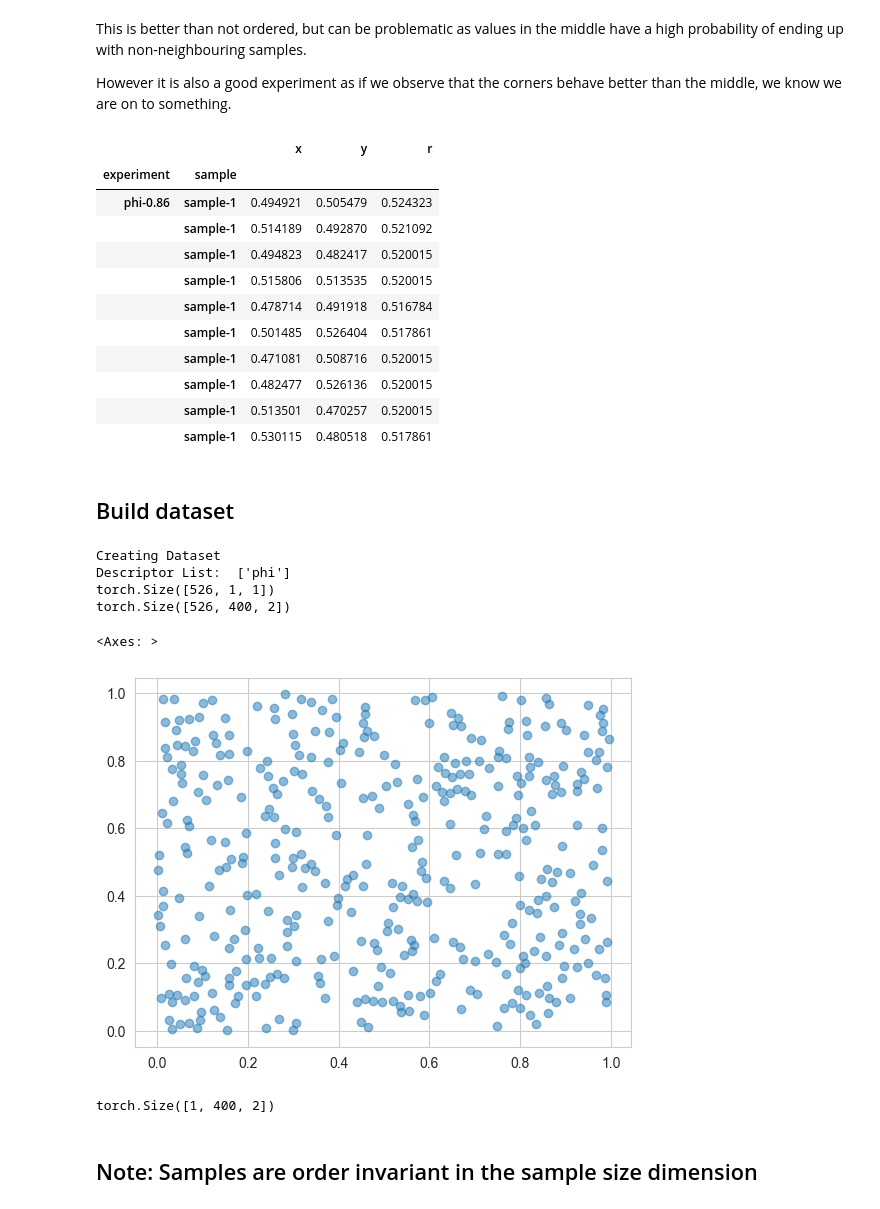
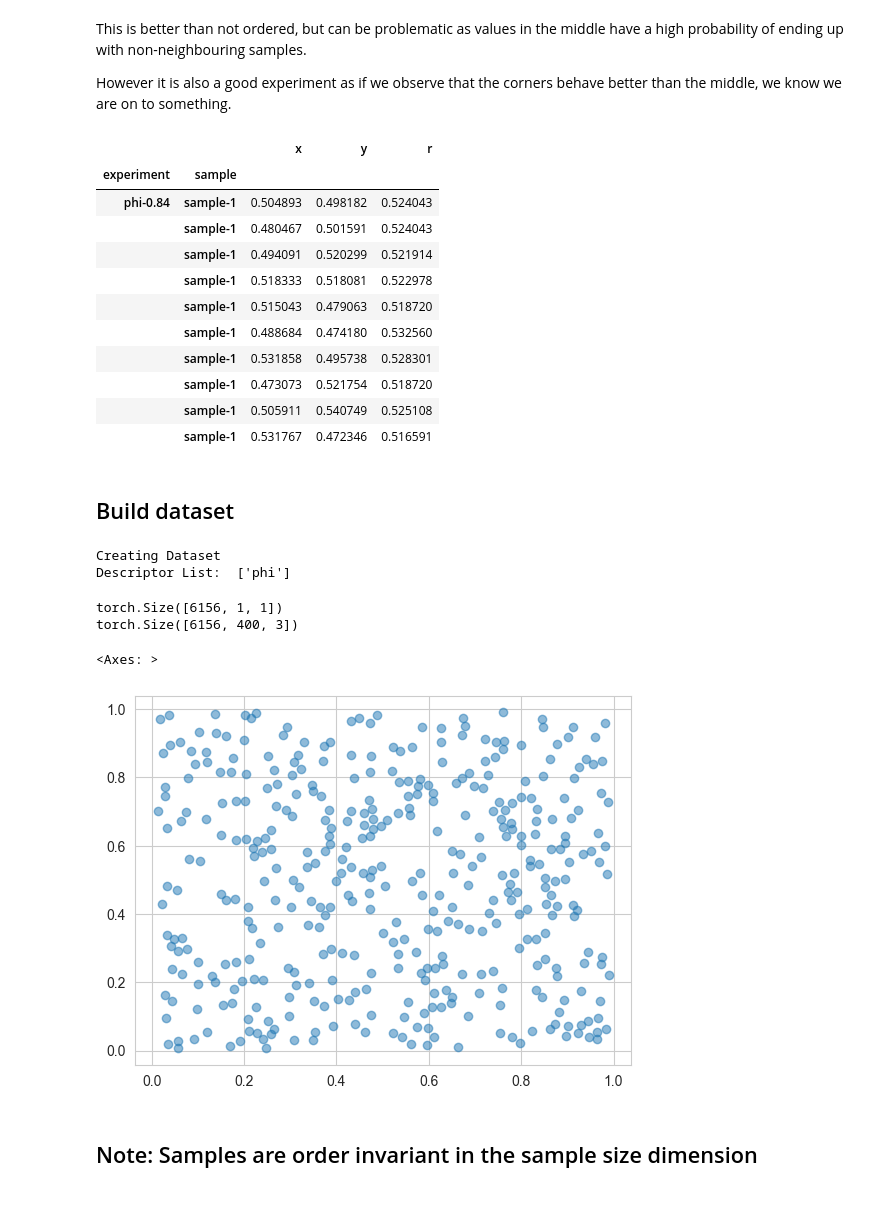
Before and after one commit to Veikko-Saikkonen/hard-spheres, a Jupyter notebook: Notebooks/HardSpheres_v1.ipynb, the cells around one changed output. Cells and saved outputs as stored; diff of their text form; code cells hidden in the pictures.

```diff
--- a/Notebooks/HardSpheres_v1.ipynb
+++ b/Notebooks/HardSpheres_v1.ipynb
@@ -58,7 +58,7 @@ os.environ["MLFLOW_ENABLE_SYSTEM_METRICS_LOGGING"] = "true"
 ## Load data
 # %%
 
-phis = [0.86] # Add more phis here
+phis = [0.86, 0.84] # Add more phis here
 
 path = Path("../data/raw/samples")
 
@@ -133,8 +133,8 @@ from sklearn.preprocessing import StandardScaler, MinMaxScaler
 
 scaler = StaticMinMaxScaler(
     columns = ["x", "y", "r"],
-    maximum = [21.74652425, 21.74652425, 21.74652425], # NOTE: Tuned for physical feasibility
-    minimum = [-21.74652425, -21.74652425, -21.74652425] # NOTE: Tuned for physical feasibility
+    maximum = [22, 22, 22], # NOTE: Tuned for physical feasibility
+    minimum = [-22, -22, -22] # NOTE: Tuned for physical feasibility
     # maximum = [21.74652425, 21.74652425, 1.62], # NOTE: Normal minmax
     # minimum = [-21.74652425, -21.74652425, 0.73]  # NOTE: Normal minmax
     # NOTE: Scale r with the higher x,y min,max -> Ensures everything is between 0,1 but also retains physical setup with linear scaling
@@ -145,7 +145,7 @@ dataframe_scaled = pd.DataFrame(scaler.transform(dataframe), columns=dataframe.c
 dataframe_scaled.set_index(dataframe.index, inplace=True)
 
 dataframe_scaled = dataframe_scaled.drop(columns=["class"]) # Redundant with r
-dataframe_scaled = dataframe_scaled.sort_values(by=["experiment", "sample"])
+# dataframe_scaled = dataframe_scaled.sort_values(by=["experiment", "sample"])
 dataframe_scaled.describe().round(2)
 # %% [output]
 |  | x | y | r |
@@ -249,43 +249,39 @@ dataframe_scaled_ordered.head(10)
 # %% [output]
 |  |  | x | y | r |
 | experiment | sample |  |  |  |
-| phi-0.86 | sample-1 | 0.494921 | 0.505479 | 0.524323 |
-|  | sample-1 | 0.514189 | 0.492870 | 0.521092 |
-|  | sample-1 | 0.494823 | 0.482417 | 0.520015 |
-|  | sample-1 | 0.515806 | 0.513535 | 0.520015 |
-|  | sample-1 | 0.478714 | 0.491918 | 0.516784 |
-|  | sample-1 | 0.501485 | 0.526404 | 0.517861 |
-|  | sample-1 | 0.471081 | 0.508716 | 0.520015 |
-|  | sample-1 | 0.482477 | 0.526136 | 0.520015 |
-|  | sample-1 | 0.513501 | 0.470257 | 0.520015 |
-|  | sample-1 | 0.530115 | 0.480518 | 0.517861 |
+| phi-0.84 | sample-1 | 0.504893 | 0.498182 | 0.524043 |
+|  | sample-1 | 0.480467 | 0.501591 | 0.524043 |
+|  | sample-1 | 0.494091 | 0.520299 | 0.521914 |
+|  | sample-1 | 0.518333 | 0.518081 | 0.522978 |
+|  | sample-1 | 0.515043 | 0.479063 | 0.518720 |
+|  | sample-1 | 0.488684 | 0.474180 | 0.532560 |
+|  | sample-1 | 0.531858 | 0.495738 | 0.528301 |
+|  | sample-1 | 0.473073 | 0.521754 | 0.518720 |
+|  | sample-1 | 0.505911 | 0.540749 | 0.525108 |
+|  | sample-1 | 0.531767 | 0.472346 | 0.516591 |
 # %% [markdown]
 ## Build dataset
 # %%
 from src.HSDataset import HSDataset
 
 dataset = HSDataset(
-    dataframe_scaled.drop(columns=["r"], inplace=False).copy(), # Dont use the ordering
+    dataframe_scaled.copy(), # Dont use the ordering
     descriptor_list=["phi"],
-    synthetic_samples={"rotational": 0, "shuffling": 0},
+    synthetic_samples={"rotational": 1, "shuffling": 2},
     downsample=0.2
     )
 print(dataset[:][0].shape)
 print(dataset[:][1].shape)
 # Create a function that visualizes the point cloud
 
 plot_pointcloud(dataset[2][1], plot_radius=False)
 # %% [output]
 Creating Dataset
 Descriptor List:  ['phi']
-torch.Size([526, 1, 1])
-torch.Size([526, 400, 2])
-<Axes: >
+torch.Size([6156, 1, 1])
+torch.Size([6156, 400, 3])
+<Axes: >
-[figure, old version]
+[figure, new version]
-# %%
-dataset.samples[0].shape
-# %% [output]
-torch.Size([1, 400, 2])
 # %% [markdown]
 ## Note: Samples are order invariant in the sample size dimension
 # %%
```
Also changed, not shown: parts of 14 cells of this notebook, 2 other files.
